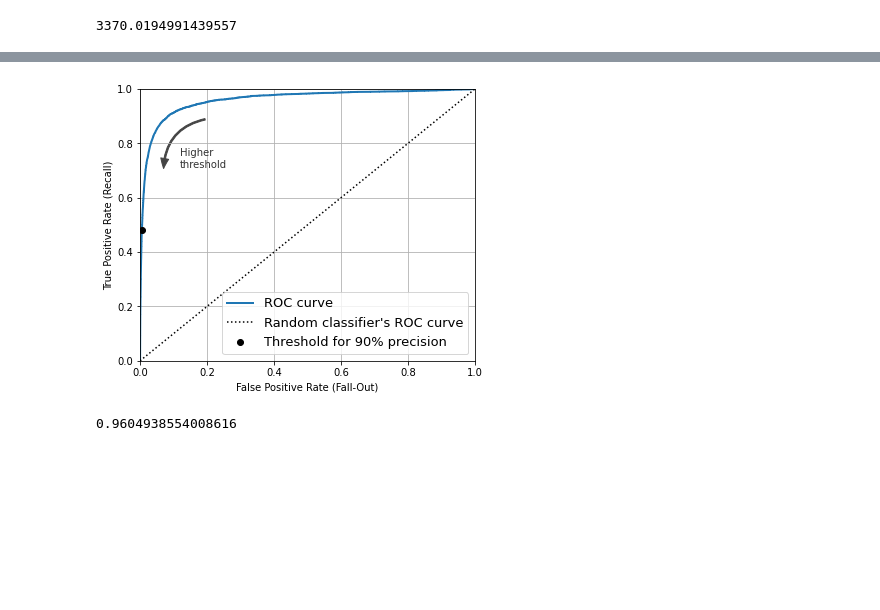
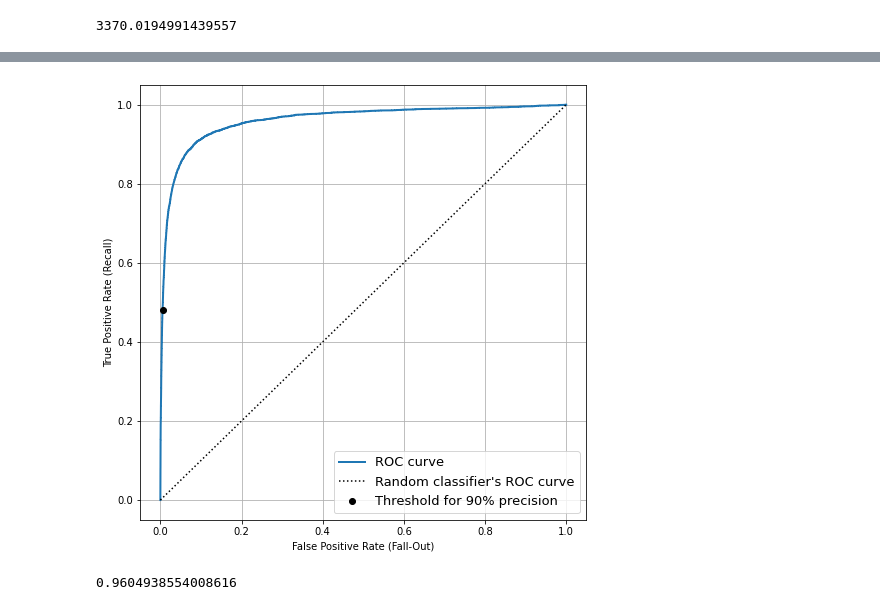
Before and after one commit to monisakhtar/ML, a Jupyter notebook: MNIST.ipynb, the cells around one changed output, grey strips where cells are left out. Cells and saved outputs as stored; diff of their text form; code cells hidden in the pictures; blank space fills up the shorter version.

```diff
--- a/MNIST.ipynb
+++ b/MNIST.ipynb
@@ -171,8 +163,7 @@ y_some_digit_pred
 # %% [output]
 array([False])
 # %%
-y_scores = cross_val_predict(sgd_clf, X_train, y_train_5, cv=3,
-                              method="decision_function")
+y_scores = cross_val_predict(sgd_clf, X_train, y_train_5, cv=3, method="decision_function")
 # %%
 from sklearn.metrics import precision_recall_curve
 precisions, recalls, thresholds = precision_recall_curve(y_train_5, y_scores)
@@ -241,27 +271,16 @@ fpr, tpr, thresholds = roc_curve(y_train_5, y_scores)
 # %%
 idx_for_threshold_at_90 = (thresholds <= threshold_for_90_precision).argmax()
 tpr_90, fpr_90 = tpr[idx_for_threshold_at_90], fpr[idx_for_threshold_at_90]
-
-plt.figure(figsize=(6, 5))  # extra code – not needed, just formatting
+plt.figure(figsize=(8, 8))
 plt.plot(fpr, tpr, linewidth=2, label="ROC curve")
 plt.plot([0, 1], [0, 1], 'k:', label="Random classifier's ROC curve")
 plt.plot([fpr_90], [tpr_90], "ko", label="Threshold for 90% precision")
-
-# extra code – just beautifies and saves Figure 3–7
-plt.gca().add_patch(patches.FancyArrowPatch(
-    (0.20, 0.89), (0.07, 0.70),
-    connectionstyle="arc3,rad=.4",
-    arrowstyle="Simple, tail_width=1.5, head_width=8, head_length=10",
-    color="#444444"))
-plt.text(0.12, 0.71, "Higher\nthreshold", color="#333333")
 plt.xlabel('False Positive Rate (Fall-Out)')
 plt.ylabel('True Positive Rate (Recall)')
 plt.grid()
-plt.axis([0, 1, 0, 1])
 plt.legend(loc="lower right", fontsize=13)
-
 plt.show()
 # %% [output]
-[figure, old version]
+[figure, new version]
 # %%
 from sklearn.metrics import roc_auc_score
```
Also changed, not shown: parts of 51 cells of this notebook.
